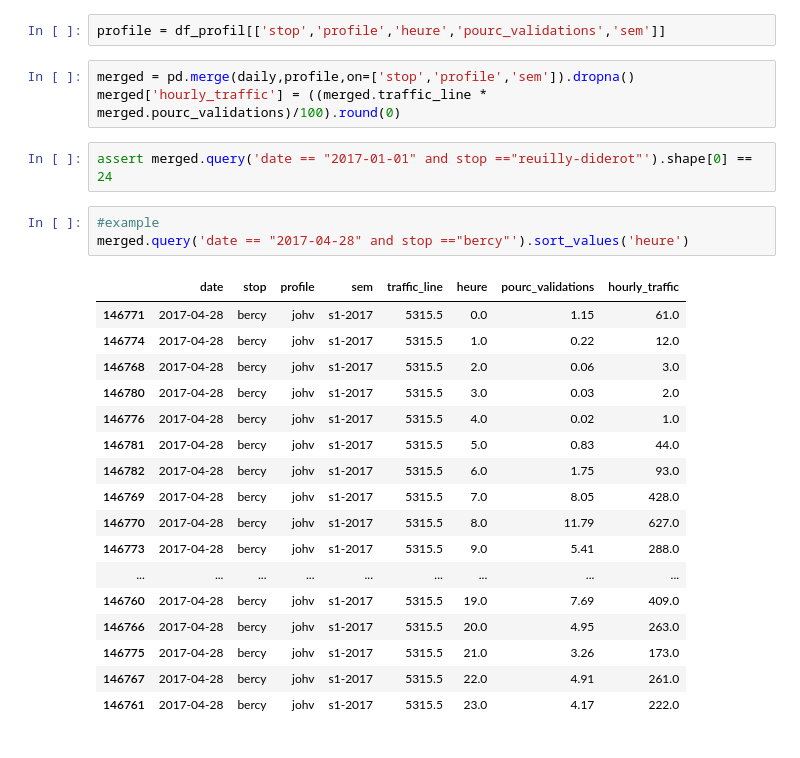
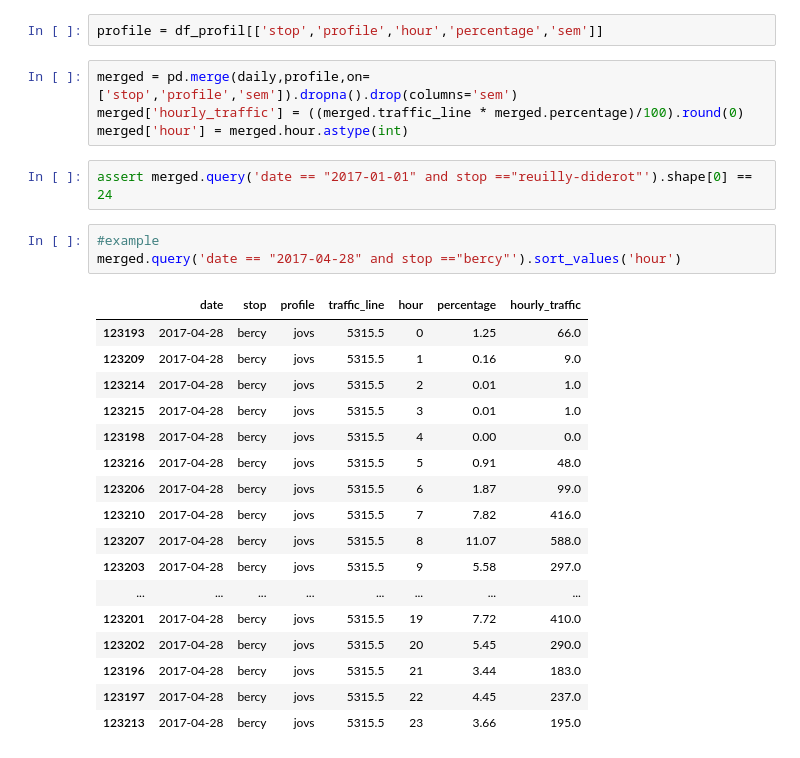
Before and after one commit to KhalidCK/metro-paris, a Jupyter notebook: notebooks/02 - Explore STIF nb validation dataset.ipynb, the cells around one changed output. Drawn from its saved outputs; the diff is of its cells as text.

```diff
--- a/notebooks/02 - Explore STIF nb validation dataset.ipynb
+++ b/notebooks/02 - Explore STIF nb validation dataset.ipynb
@@ -261,31 +474,32 @@ daily=(dataset
 # %%
 assert daily.query('stop=="bercy" and date =="2017-01-10"').shape[0] == 1
 # %%
-profile = df_profil[['stop','profile','heure','pourc_validations','sem']]
+profile = df_profil[['stop','profile','hour','percentage','sem']]
 # %%
-merged = pd.merge(daily,profile,on=['stop','profile','sem']).dropna()
-merged['hourly_traffic'] = ((merged.traffic_line * merged.pourc_validations)/100).round(0)
+merged = pd.merge(daily,profile,on=['stop','profile','sem']).dropna().drop(columns='sem')
+merged['hourly_traffic'] = ((merged.traffic_line * merged.percentage)/100).round(0)
+merged['hour'] = merged.hour.astype(int)
 # %%
 assert merged.query('date == "2017-01-01" and stop =="reuilly-diderot"').shape[0] == 24
 # %%
 #example
-merged.query('date == "2017-04-28" and stop =="bercy"').sort_values('heure')
+merged.query('date == "2017-04-28" and stop =="bercy"').sort_values('hour')
 # %% [output]
-|  | date | stop | profile | sem | traffic_line | heure | pourc_validations | hourly_traffic |
-| 146771 | 2017-04-28 | bercy | johv | s1-2017 | 5315.5 | 0.0 | 1.15 | 61.0 |
-| 146774 | 2017-04-28 | bercy | johv | s1-2017 | 5315.5 | 1.0 | 0.22 | 12.0 |
-| 146768 | 2017-04-28 | bercy | johv | s1-2017 | 5315.5 | 2.0 | 0.06 | 3.0 |
-| 146780 | 2017-04-28 | bercy | johv | s1-2017 | 5315.5 | 3.0 | 0.03 | 2.0 |
-| 146776 | 2017-04-28 | bercy | johv | s1-2017 | 5315.5 | 4.0 | 0.02 | 1.0 |
-| 146781 | 2017-04-28 | bercy | johv | s1-2017 | 5315.5 | 5.0 | 0.83 | 44.0 |
-| 146782 | 2017-04-28 | bercy | johv | s1-2017 | 5315.5 | 6.0 | 1.75 | 93.0 |
-| 146769 | 2017-04-28 | bercy | johv | s1-2017 | 5315.5 | 7.0 | 8.05 | 428.0 |
-| 146770 | 2017-04-28 | bercy | johv | s1-2017 | 5315.5 | 8.0 | 11.79 | 627.0 |
-| 146773 | 2017-04-28 | bercy | johv | s1-2017 | 5315.5 | 9.0 | 5.41 | 288.0 |
-| ... | ... | ... | ... | ... | ... | ... | ... | ... |
-| 146760 | 2017-04-28 | bercy | johv | s1-2017 | 5315.5 | 19.0 | 7.69 | 409.0 |
-| 146766 | 2017-04-28 | bercy | johv | s1-2017 | 5315.5 | 20.0 | 4.95 | 263.0 |
-| 146775 | 2017-04-28 | bercy | johv | s1-2017 | 5315.5 | 21.0 | 3.26 | 173.0 |
-| 146767 | 2017-04-28 | bercy | johv | s1-2017 | 5315.5 | 22.0 | 4.91 | 261.0 |
-| 146761 | 2017-04-28 | bercy | johv | s1-2017 | 5315.5 | 23.0 | 4.17 | 222.0 |
+|  | date | stop | profile | traffic_line | hour | percentage | hourly_traffic |
+| 123193 | 2017-04-28 | bercy | jovs | 5315.5 | 0 | 1.25 | 66.0 |
+| 123209 | 2017-04-28 | bercy | jovs | 5315.5 | 1 | 0.16 | 9.0 |
+| 123214 | 2017-04-28 | bercy | jovs | 5315.5 | 2 | 0.01 | 1.0 |
+| 123215 | 2017-04-28 | bercy | jovs | 5315.5 | 3 | 0.01 | 1.0 |
+| 123198 | 2017-04-28 | bercy | jovs | 5315.5 | 4 | 0.00 | 0.0 |
+| 123216 | 2017-04-28 | bercy | jovs | 5315.5 | 5 | 0.91 | 48.0 |
+| 123206 | 2017-04-28 | bercy | jovs | 5315.5 | 6 | 1.87 | 99.0 |
+| 123210 | 2017-04-28 | bercy | jovs | 5315.5 | 7 | 7.82 | 416.0 |
+| 123207 | 2017-04-28 | bercy | jovs | 5315.5 | 8 | 11.07 | 588.0 |
+| 123203 | 2017-04-28 | bercy | jovs | 5315.5 | 9 | 5.58 | 297.0 |
+| ... | ... | ... | ... | ... | ... | ... | ... |
+| 123201 | 2017-04-28 | bercy | jovs | 5315.5 | 19 | 7.72 | 410.0 |
+| 123202 | 2017-04-28 | bercy | jovs | 5315.5 | 20 | 5.45 | 290.0 |
+| 123196 | 2017-04-28 | bercy | jovs | 5315.5 | 21 | 3.44 | 183.0 |
+| 123197 | 2017-04-28 | bercy | jovs | 5315.5 | 22 | 4.45 | 237.0 |
+| 123213 | 2017-04-28 | bercy | jovs | 5315.5 | 23 | 3.66 | 195.0 |
 # %%
```
Also changed, not shown: parts of 49 cells of this notebook, 1 other file.
